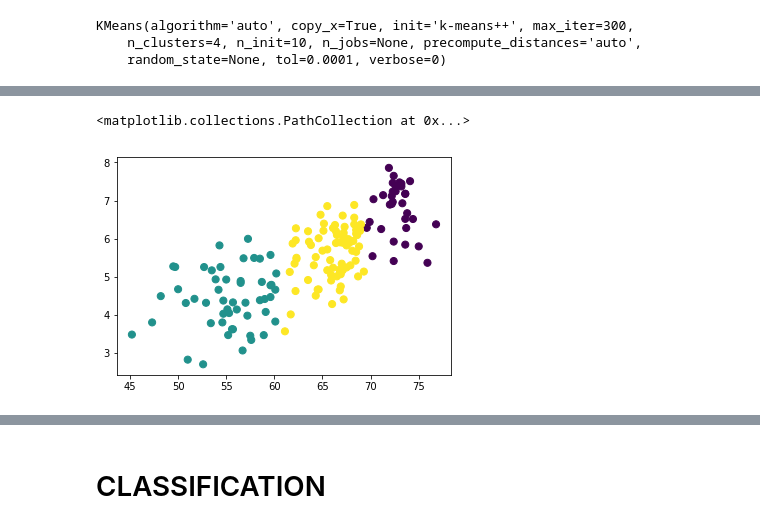
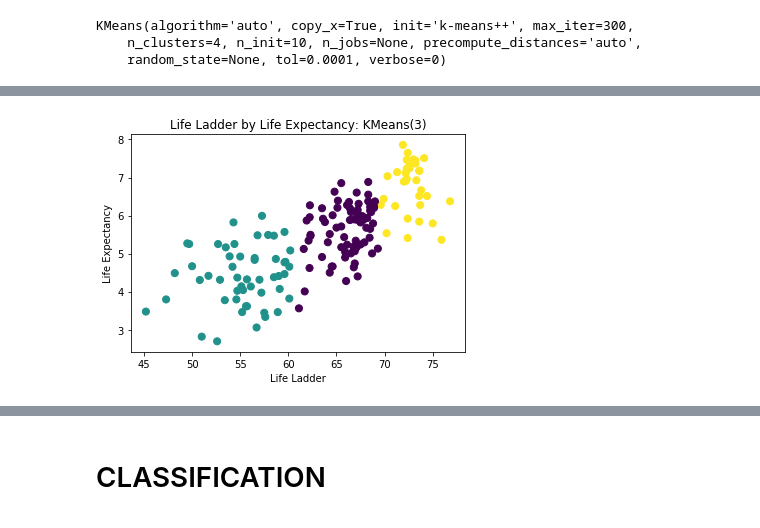
Before and after one commit to Survifit/WorldHappiness, a Jupyter notebook: happiness.ipynb, the cells around one changed output, grey strips where cells are left out. Cells and saved outputs as stored; diff of their text form; code cells hidden in the pictures.

```diff
--- a/happiness.ipynb
+++ b/happiness.ipynb
@@ -225,5 +296,8 @@ lifeexpectancy.head()
 # %%
+# Plot the clustered results
 plt.scatter(lifeexpectancy.Life_expectancy, lifeexpectancy.Life_Ladder, s=50, c=lifeexpectancy.predicted_cluster)
+plt.title('Life Ladder by Life Expectancy: KMeans(3)')
+plt.xlabel('Life Ladder')
+plt.ylabel('Life Expectancy');
 # %% [output]
-<matplotlib.collections.PathCollection at 0x...>
-[figure, old version]
+[figure, new version]
```
Also changed, not shown: parts of 107 cells of this notebook, 15 other files.
